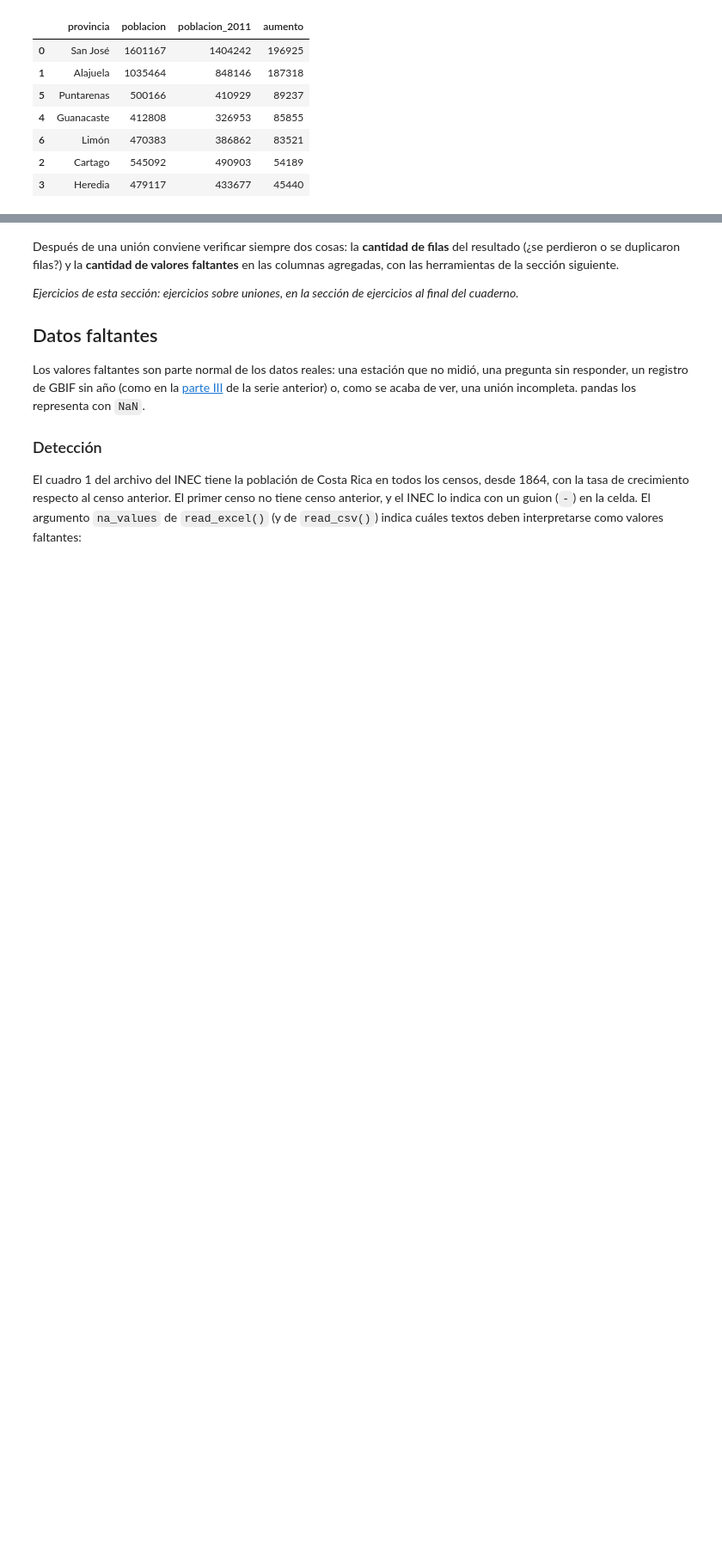
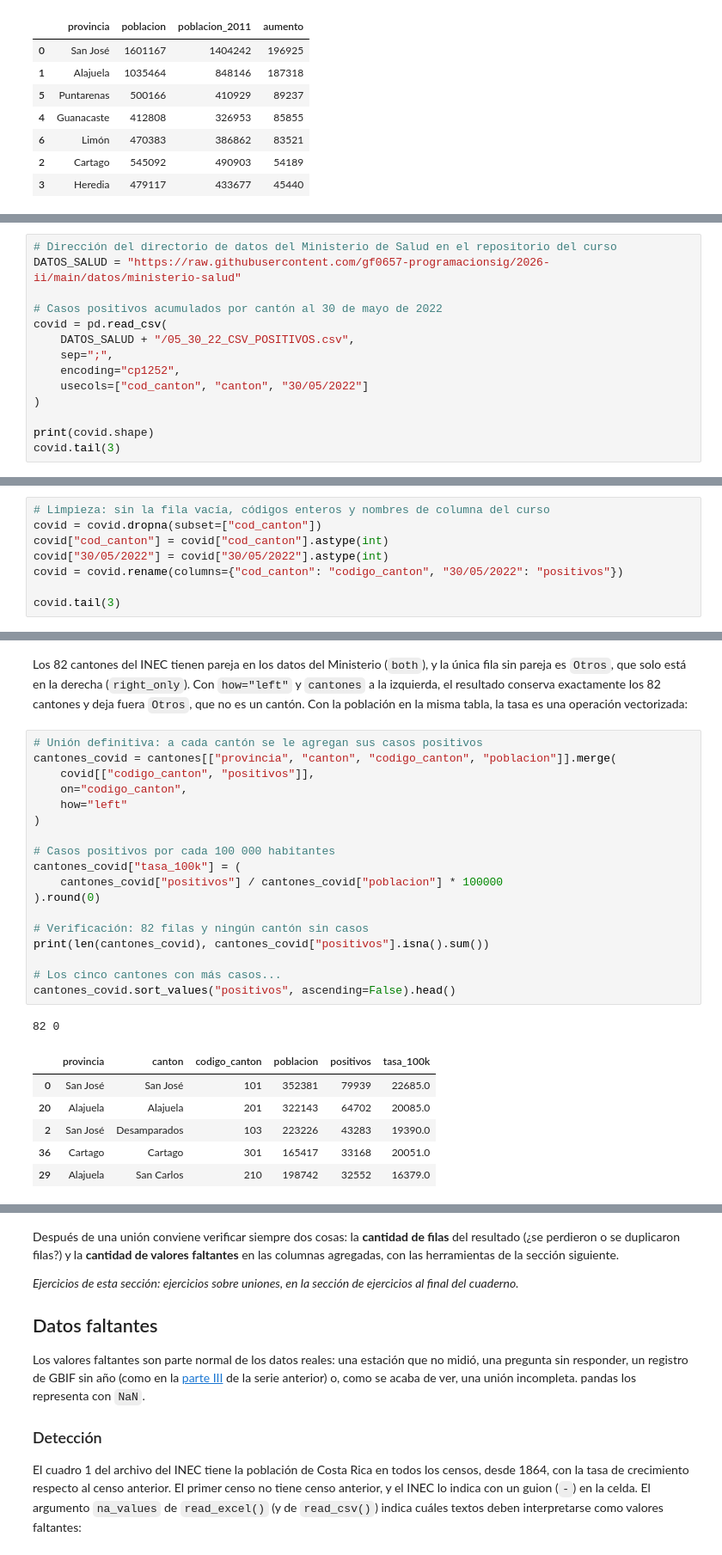
Before and after one commit to gf0657-programacionsig/2026-ii, a Jupyter notebook: contenidos/iii-analisis-visualizacion-datos/13-pandas-agrupacion-uniones.ipynb, the cells around one changed output, grey strips where cells are left out. Shown at 86% size. Drawn from its saved outputs; the diff is of its cells as text; blank space fills up the shorter version.

```diff
--- a/contenidos/iii-analisis-visualizacion-datos/13-pandas-agrupacion-uniones.ipynb
+++ b/contenidos/iii-analisis-visualizacion-datos/13-pandas-agrupacion-uniones.ipynb
@@ -450,0 +549,14 @@ crecimiento.sort_values("aumento", ascending=False)
+# %%
+# Dirección del directorio de datos del Ministerio de Salud en el repositorio del curso
+DATOS_SALUD = "https://raw.githubusercontent.com/gf0657-programacionsig/2026-ii/main/datos/ministerio-salud"
+
+# Casos positivos acumulados por cantón al 30 de mayo de 2022
+covid = pd.read_csv(
+    DATOS_SALUD + "/05_30_22_CSV_POSITIVOS.csv",
+    sep=";",
+    encoding="cp1252",
+    usecols=["cod_canton", "canton", "30/05/2022"]
+)
+
+print(covid.shape)
+covid.tail(3)
@@ -450,0 +571,8 @@ crecimiento.sort_values("aumento", ascending=False)
+# %%
+# Limpieza: sin la fila vacía, códigos enteros y nombres de columna del curso
+covid = covid.dropna(subset=["cod_canton"])
+covid["cod_canton"] = covid["cod_canton"].astype(int)
+covid["30/05/2022"] = covid["30/05/2022"].astype(int)
+covid = covid.rename(columns={"cod_canton": "codigo_canton", "30/05/2022": "positivos"})
+
+covid.tail(3)
@@ -450,0 +608,28 @@ crecimiento.sort_values("aumento", ascending=False)
+# %% [markdown]
+Los 82 cantones del INEC tienen pareja en los datos del Ministerio (`both`), y la única fila sin pareja es `Otros`, que solo está en la derecha (`right_only`). Con `how="left"` y `cantones` a la izquierda, el resultado conserva exactamente los 82 cantones y deja fuera `Otros`, que no es un cantón. Con la población en la misma tabla, la tasa es una operación vectorizada:
+# %%
+# Unión definitiva: a cada cantón se le agregan sus casos positivos
+cantones_covid = cantones[["provincia", "canton", "codigo_canton", "poblacion"]].merge(
+    covid[["codigo_canton", "positivos"]],
+    on="codigo_canton",
+    how="left"
+)
+
+# Casos positivos por cada 100 000 habitantes
+cantones_covid["tasa_100k"] = (
+    cantones_covid["positivos"] / cantones_covid["poblacion"] * 100000
+).round(0)
+
+# Verificación: 82 filas y ningún cantón sin casos
+print(len(cantones_covid), cantones_covid["positivos"].isna().sum())
+
+# Los cinco cantones con más casos...
+cantones_covid.sort_values("positivos", ascending=False).head()
+# %% [output]
+82 0
+|  | provincia | canton | codigo_canton | poblacion | positivos | tasa_100k |
+| 0 | San José | San José | 101 | 352381 | 79939 | 22685.0 |
+| 20 | Alajuela | Alajuela | 201 | 322143 | 64702 | 20085.0 |
+| 2 | San José | Desamparados | 103 | 223226 | 43283 | 19390.0 |
+| 36 | Cartago | Cartago | 301 | 165417 | 33168 | 20051.0 |
+| 29 | Alajuela | San Carlos | 210 | 198742 | 32552 | 16379.0 |
```
Also changed, not shown: parts of 27 cells of this notebook.
